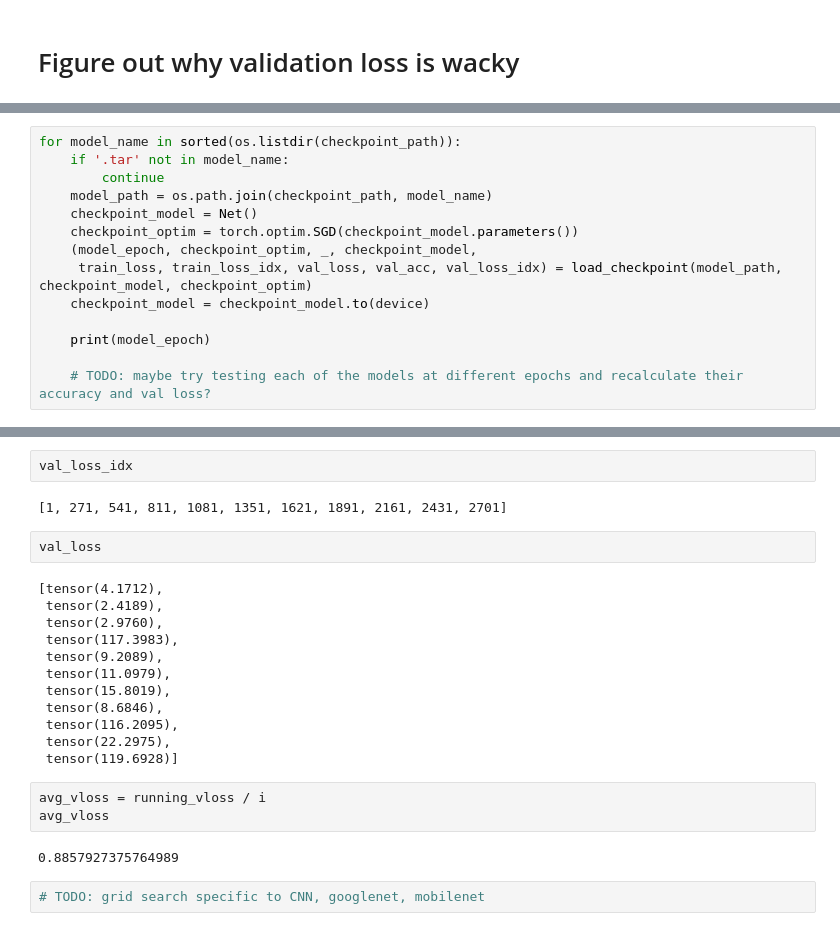
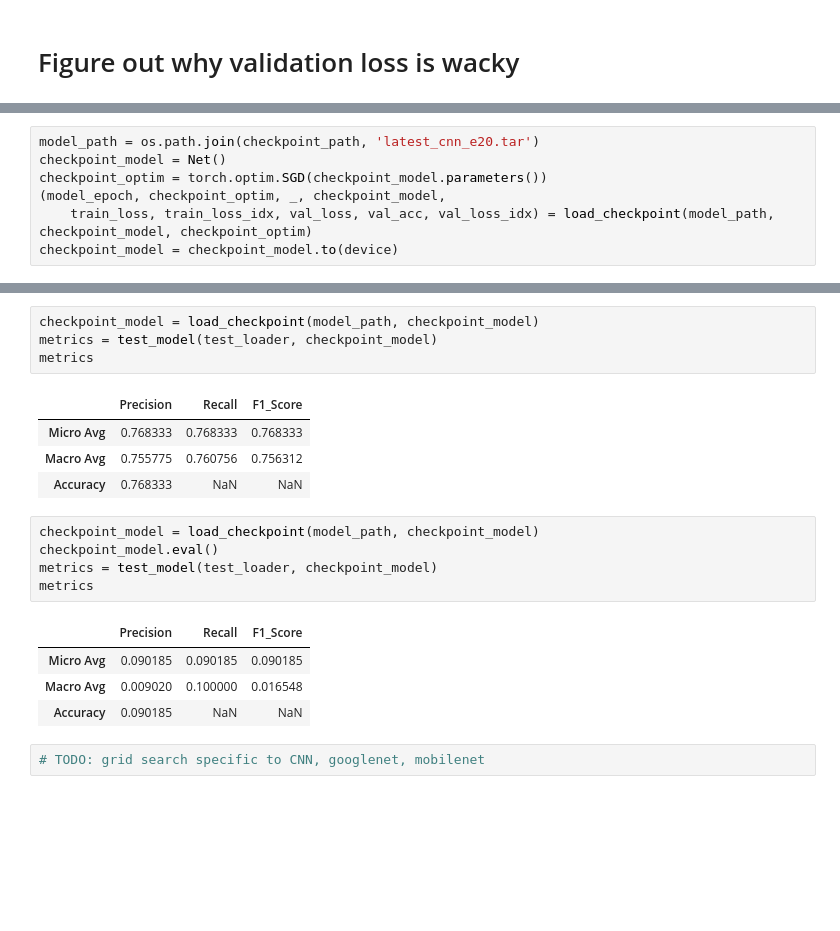
Before and after one commit to BChau3648/Math_156_Final_Project, a Jupyter notebook: training/training.ipynb, the cells around one changed output, grey strips where cells are left out. Drawn from its saved outputs; the diff is of its cells as text; blank space fills up the shorter version.

```diff
--- a/training/training.ipynb
+++ b/training/training.ipynb
@@ -435,14 +541,7 @@ sorted(os.listdir(checkpoint_path))
 # %%
-for model_name in sorted(os.listdir(checkpoint_path)):
-    if '.tar' not in model_name:
-        continue
-    model_path = os.path.join(checkpoint_path, model_name)
-    checkpoint_model = Net()
-    checkpoint_optim = torch.optim.SGD(checkpoint_model.parameters())
-    (model_epoch, checkpoint_optim, _, checkpoint_model,
-     train_loss, train_loss_idx, val_loss, val_acc, val_loss_idx) = load_checkpoint(model_path, checkpoint_model, checkpoint_optim)
-    checkpoint_model = checkpoint_model.to(device)
-
-    print(model_epoch)
-
-    # TODO: maybe try testing each of the models at different epochs and recalculate their accuracy and val loss?
+model_path = os.path.join(checkpoint_path, 'latest_cnn_e20.tar')
+checkpoint_model = Net()
+checkpoint_optim = torch.optim.SGD(checkpoint_model.parameters())
+(model_epoch, checkpoint_optim, _, checkpoint_model,
+    train_loss, train_loss_idx, val_loss, val_acc, val_loss_idx) = load_checkpoint(model_path, checkpoint_model, checkpoint_optim)
+checkpoint_model = checkpoint_model.to(device)
@@ -472,25 +548,21 @@ with torch.no_grad():
-# %%
-val_loss_idx
-# %% [output]
-[1, 271, 541, 811, 1081, 1351, 1621, 1891, 2161, 2431, 2701]
-# %%
-val_loss
-# %% [output]
-[tensor(4.1712),
- tensor(2.4189),
- tensor(2.9760),
- tensor(117.3983),
- tensor(9.2089),
- tensor(11.0979),
- tensor(15.8019),
- tensor(8.6846),
- tensor(116.2095),
- tensor(22.2975),
- tensor(119.6928)]
-# %%
-avg_vloss = running_vloss / i
-avg_vloss
-# %% [output]
-0.8857927375764989
+# %%
+checkpoint_model = load_checkpoint(model_path, checkpoint_model)
+metrics = test_model(test_loader, checkpoint_model)
+metrics
+# %% [output]
+|  | Precision | Recall | F1_Score |
+| Micro Avg | 0.768333 | 0.768333 | 0.768333 |
+| Macro Avg | 0.755775 | 0.760756 | 0.756312 |
+| Accuracy | 0.768333 | NaN | NaN |
+# %%
+checkpoint_model = load_checkpoint(model_path, checkpoint_model)
+checkpoint_model.eval()
+metrics = test_model(test_loader, checkpoint_model)
+metrics
+# %% [output]
+|  | Precision | Recall | F1_Score |
+| Micro Avg | 0.090185 | 0.090185 | 0.090185 |
+| Macro Avg | 0.009020 | 0.100000 | 0.016548 |
+| Accuracy | 0.090185 | NaN | NaN |
 # %%
 # TODO: grid search specific to CNN, googlenet, mobilenet
```
Also changed, not shown: parts of 19 cells of this notebook, 33 other files.
